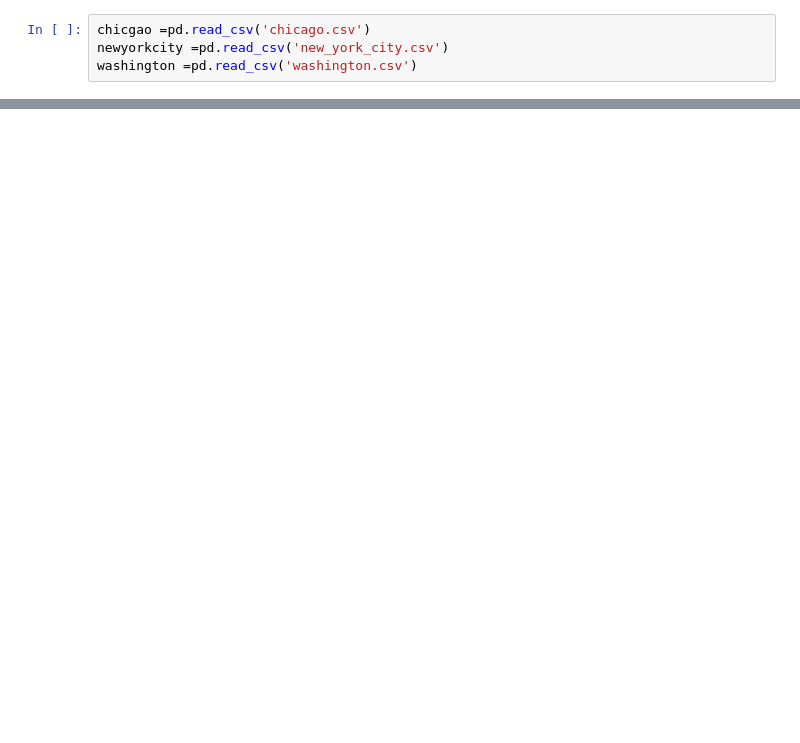
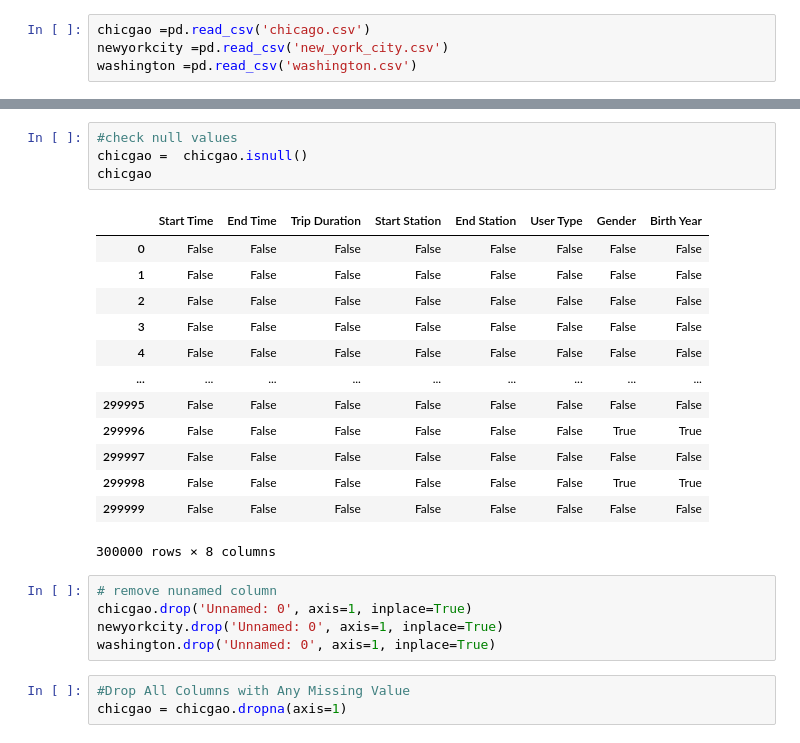
Before and after one commit to ijazkhan101/hatemfaris, a Jupyter notebook: Chicago.ipynb, the cells around one changed output, grey strips where cells are left out. Saved outputs shown, nothing was run; the diff lists cells and outputs as text; blank space fills up the shorter version.

```diff
--- a/Chicago.ipynb
+++ b/Chicago.ipynb
@@ -18,0 +46,26 @@ chicgao.head()
+# %%
+#check null values
+chicgao =  chicgao.isnull()
+chicgao
+# %% [output]
+|  | Start Time | End Time | Trip Duration | Start Station | End Station | User Type | Gender | Birth Year |
+| 0 | False | False | False | False | False | False | False | False |
+| 1 | False | False | False | False | False | False | False | False |
+| 2 | False | False | False | False | False | False | False | False |
+| 3 | False | False | False | False | False | False | False | False |
+| 4 | False | False | False | False | False | False | False | False |
+| ... | ... | ... | ... | ... | ... | ... | ... | ... |
+| 299995 | False | False | False | False | False | False | False | False |
+| 299996 | False | False | False | False | False | False | True | True |
+| 299997 | False | False | False | False | False | False | False | False |
+| 299998 | False | False | False | False | False | False | True | True |
+| 299999 | False | False | False | False | False | False | False | False |
+300000 rows × 8 columns
+# %%
+# remove nunamed column
+chicgao.drop('Unnamed: 0', axis=1, inplace=True)
+newyorkcity.drop('Unnamed: 0', axis=1, inplace=True)
+washington.drop('Unnamed: 0', axis=1, inplace=True)
+# %%
+#Drop All Columns with Any Missing Value
+chicgao = chicgao.dropna(axis=1)
```
Also changed, not shown: parts of 15 cells of this notebook, 1 other file.
